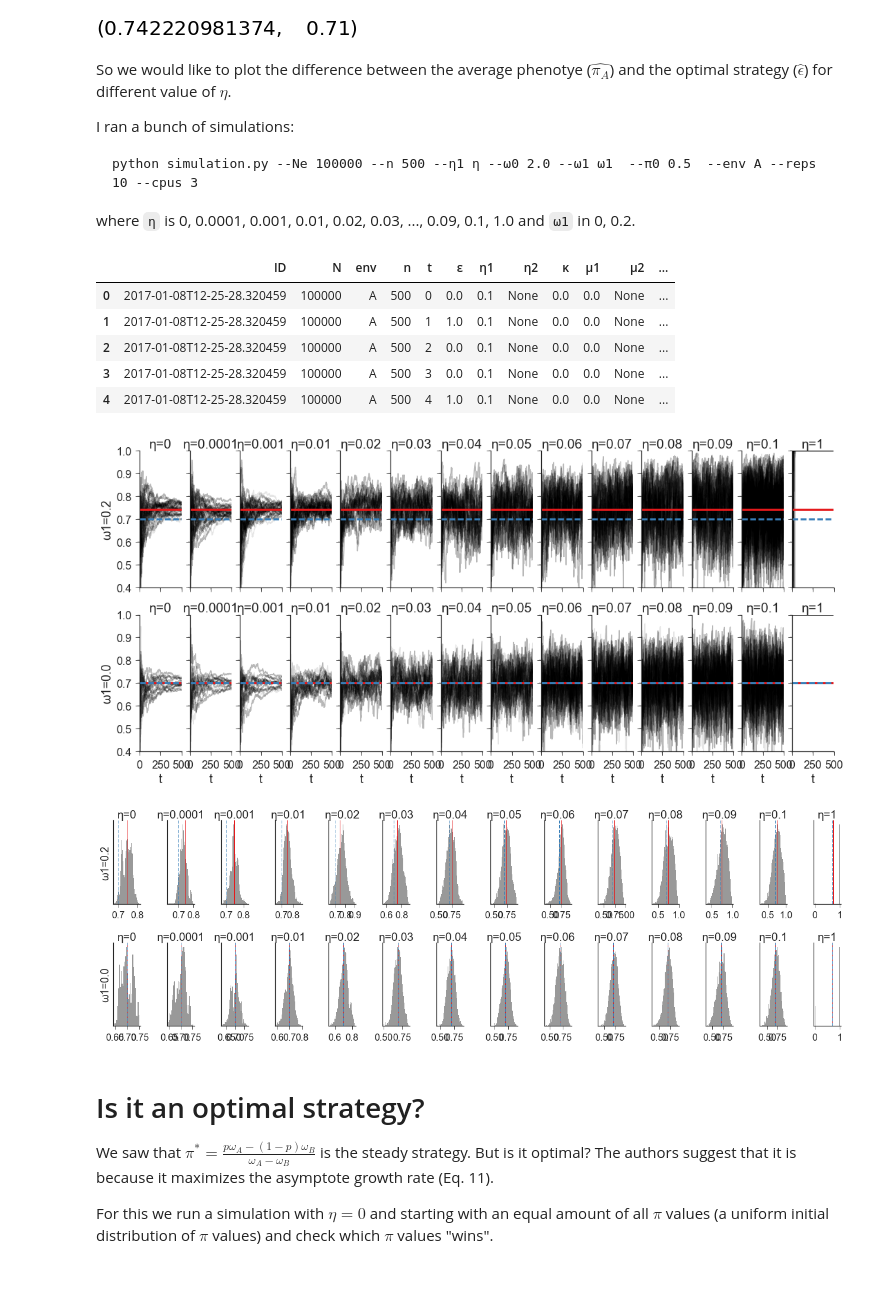
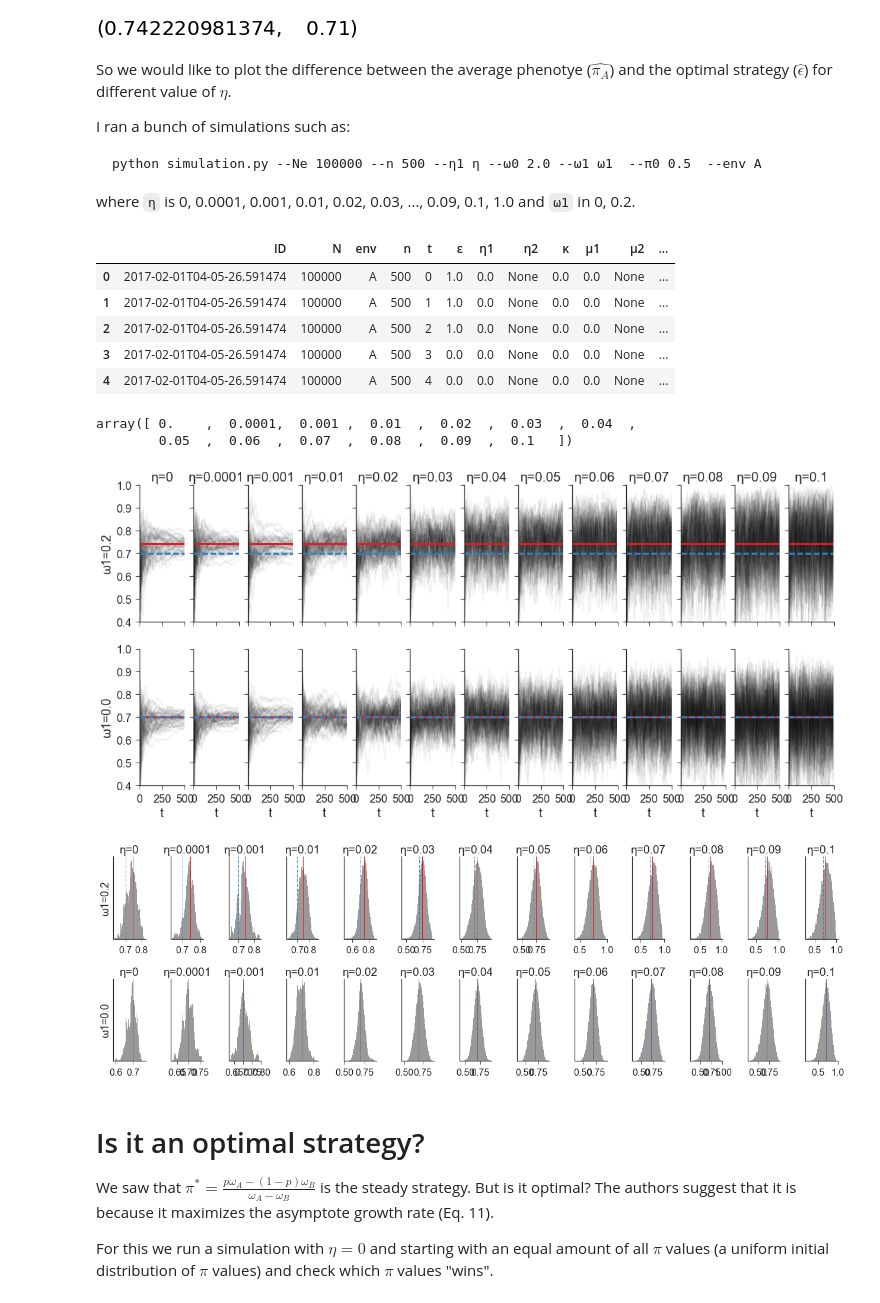
Before and after one commit to yoavram/Milpitas, a Jupyter notebook: bethedging.ipynb, the cells around one changed output. Drawn from its saved outputs; the diff is of its cells as text; code cells hidden in the pictures.

````diff
--- a/bethedging.ipynb
+++ b/bethedging.ipynb
@@ -119,49 +119,60 @@ plot_π(π, ϵ, ax=ax)
 # %% [markdown]
 So we would like to plot the difference between the average phenotye ($\hat{\pi_A}$) and the optimal strategy ($\hat{\epsilon}$) for different value of $\eta$.
 
-I ran a bunch of simulations:
+I ran a bunch of simulations such as:
 ```
-python simulation.py --Ne 100000 --n 500 --η1 η --ω0 2.0 --ω1 ω1  --π0 0.5  --env A --reps 10 --cpus 3
+python simulation.py --Ne 100000 --n 500 --η1 η --ω0 2.0 --ω1 ω1  --π0 0.5  --env A
 ```
 
 where `η` is 0, 0.0001, 0.001, 0.01, 0.02, 0.03, ..., 0.09, 0.1, 1.0 and `ω1` in 0, 0.2.
 # %%
-df = load_simulations('output', False, False)
+df = load_simulations('bethedging', False, False)
+df = df[df['η1'] < 1]
 df.head()
 # %% [output]
 |  | ID | N | env | n | t | ε | η1 | η2 | κ | μ1 | μ2 | ... |
-| 0 | 2017-01-08T12-25-28.320459 | 100000 | A | 500 | 0 | 0.0 | 0.1 | None | 0.0 | 0.0 | None | ... |
-| 1 | 2017-01-08T12-25-28.320459 | 100000 | A | 500 | 1 | 1.0 | 0.1 | None | 0.0 | 0.0 | None | ... |
-| 2 | 2017-01-08T12-25-28.320459 | 100000 | A | 500 | 2 | 0.0 | 0.1 | None | 0.0 | 0.0 | None | ... |
-| 3 | 2017-01-08T12-25-28.320459 | 100000 | A | 500 | 3 | 0.0 | 0.1 | None | 0.0 | 0.0 | None | ... |
-| 4 | 2017-01-08T12-25-28.320459 | 100000 | A | 500 | 4 | 1.0 | 0.1 | None | 0.0 | 0.0 | None | ... |
+| 0 | 2017-02-01T04-05-26.591474 | 100000 | A | 500 | 0 | 1.0 | 0.0 | None | 0.0 | 0.0 | None | ... |
+| 1 | 2017-02-01T04-05-26.591474 | 100000 | A | 500 | 1 | 1.0 | 0.0 | None | 0.0 | 0.0 | None | ... |
+| 2 | 2017-02-01T04-05-26.591474 | 100000 | A | 500 | 2 | 1.0 | 0.0 | None | 0.0 | 0.0 | None | ... |
+| 3 | 2017-02-01T04-05-26.591474 | 100000 | A | 500 | 3 | 0.0 | 0.0 | None | 0.0 | 0.0 | None | ... |
+| 4 | 2017-02-01T04-05-26.591474 | 100000 | A | 500 | 4 | 0.0 | 0.0 | None | 0.0 | 0.0 | None | ... |
+# %%
+df['η1'].unique()
+# %% [output]
+array([ 0.    ,  0.0001,  0.001 ,  0.01  ,  0.02  ,  0.03  ,  0.04  ,
+        0.05  ,  0.06  ,  0.07  ,  0.08  ,  0.09  ,  0.1   ])
 # %%
 fig, axes = plt.subplots(2, len(df['η1'].unique()), sharex=True, sharey=True, figsize=(18, 8))
+alpha = 0.05
 
 for η, ax in zip(sorted(df['η1'].unique()), axes[0,:]):
-    df[(df['η1']==η) & (df['ω1']==0.2)].groupby('ID').plot('t', 'π', color='k', alpha=0.1, ax=ax)
+    df[(df['η1']==η) & (df['ω1']==0.2)].groupby('ID').plot(
+        't', 'π', color='k', alpha=alpha, ax=ax)
     ax.axhline(sol(0.7, 2.0, 0.2), lw=3, color=red, ls='-')
     ax.axhline(0.7, lw=3, color=blue, ls='--')
-    ax.legend().set_visible(False)
+    lg = ax.legend()
+    if lg: lg.set_visible(False)
     ax.set_title('η={:.2g}'.format(η))
 for η, ax in zip(sorted(df['η1'].unique()), axes[1,:]):
-    df[(df['η1']==η) & (df['ω1']==0.0)].groupby('ID').plot('t', 'π', color='k', alpha=0.1, ax=ax)
+    df[(df['η1']==η) & (df['ω1']==0.0)].groupby('ID').plot(
+        't', 'π', color='k', alpha=alpha, ax=ax)
     ax.axhline(sol(0.7, 2.0, 0), lw=3, color=red, ls='-')
     ax.axhline(0.7, lw=3, color=blue, ls='--')
-    ax.legend().set_visible(False)
-    ax.set_title('η={:.2g}'.format(η))
+    lg = ax.legend()
+    if lg: lg.set_visible(False)
+#     ax.set_title('η={:.2g}'.format(η))
 axes[0, 0].set(
     ylim=(0.4, 1),
-    xlabel=('t'),
+    xlabel=('Time'),
     ylabel='$\bar{\pi}_A'
 )
 axes[0, 0].set_ylabel('ω1=0.2')
 axes[1, 0].set_ylabel('ω1=0.0')
 
 sns.despine()
 fig.savefig('figures/bethedging_timeseries.pdf')
 # %% [output]
-[figure, old version]
+[figure, new version]
 # %%
 _df = df[df['t'] > 250].copy()
 
@@ -193,7 +204,7 @@ fig.tight_layout()
 sns.despine()
 fig.savefig('figures/bethedging_histograms.pdf')
 # %% [output]
-[figure, old version]
+[figure, new version]
 # %% [markdown]
 # Is it an optimal strategy?
 
````
Also changed, not shown: 3 other files.
